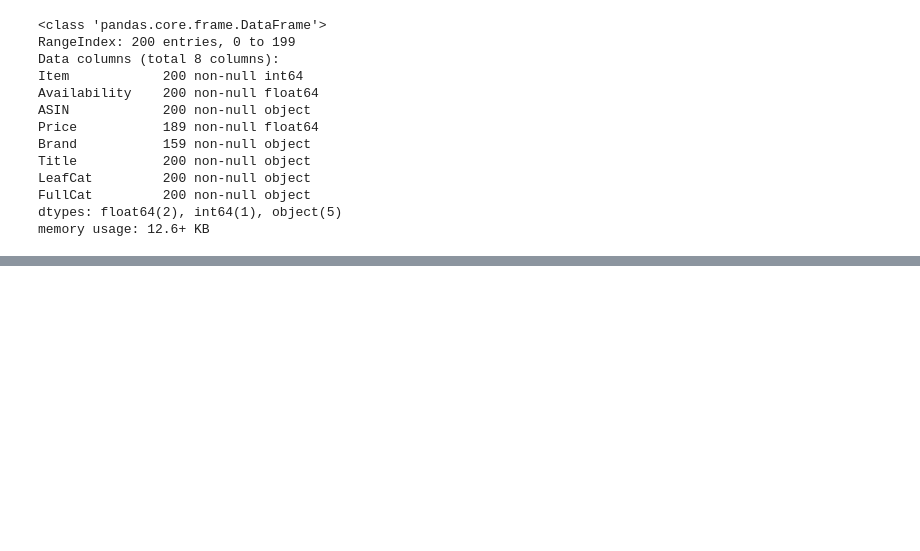
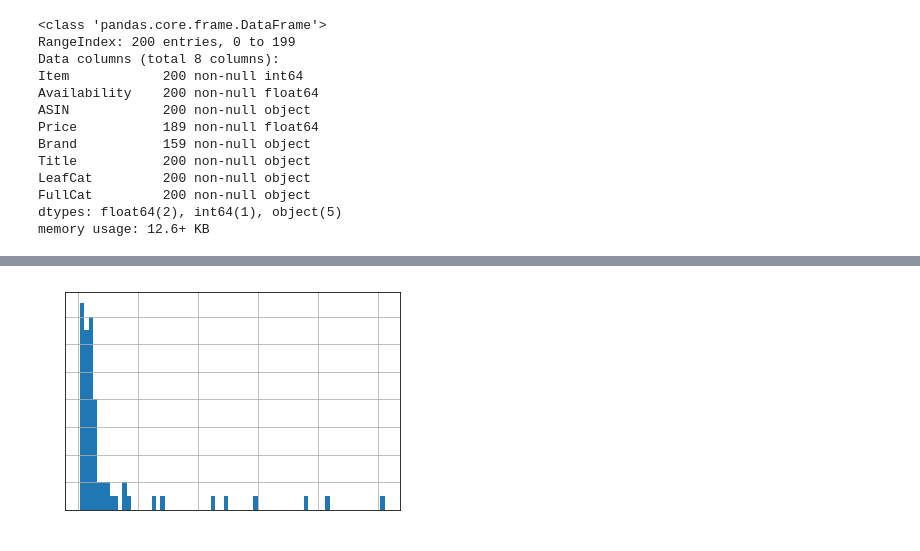
Before and after one commit to pmko/notebooks, a Jupyter notebook: capstone/capstone-eda.ipynb, the cells around one changed output, grey strips where cells are left out. Drawn from its saved outputs; the diff is of its cells as text; code cells hidden in the pictures; blank space fills up the shorter version.

```diff
--- a/capstone/capstone-eda.ipynb
+++ b/capstone/capstone-eda.ipynb
@@ -81,0 +70,7 @@ plt.show()
+# %%
+# TODO: box plot of prices per LeafCat and count of items per LeafCat
+
+# how many unique categories are there
+unique_cats = items['LeafCat'].unique()
+print(unique_cats.shape)
+print(unique_cats)
@@ -81,0 +111,5 @@ plt.show()
+# %%
+hist = items.groupby('LeafCat')['Price'].mean().sort_values().hist(bins=unique_cats.size)
+hist.tick_params(axis='both',color='white',labelcolor='white')
+# %% [output]
+[figure, added]
```
Also changed, not shown: parts of 9 cells of this notebook.
